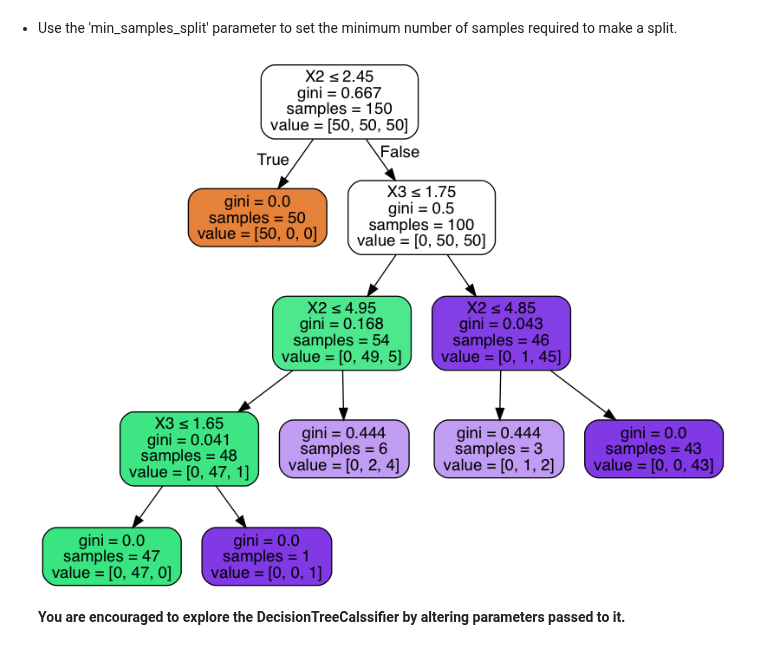
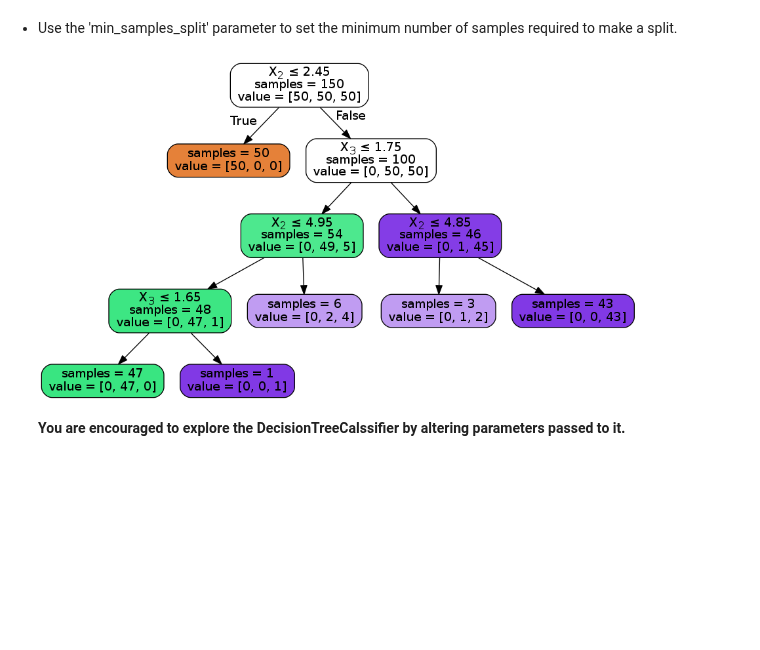
Before and after one commit to ucsd-edx/edX-Micro-Master-in-Data-Science, a Jupyter notebook: big-data-analytics-using-spark/notebooks/Section4-Classification/Visualization/Decision_Tree_Visualize.ipynb, the cells around one changed output. Saved outputs shown, nothing was run; the diff lists cells and outputs as text; code cells hidden in the pictures; blank space fills up the shorter version.

```diff
--- a/big-data-analytics-using-spark/notebooks/Section4-Classification/Visualization/Decision_Tree_Visualize.ipynb
+++ b/big-data-analytics-using-spark/notebooks/Section4-Classification/Visualization/Decision_Tree_Visualize.ipynb
@@ -155,10 +155,11 @@ dtree=DecisionTreeClassifier(min_samples_split=10)
 dtree.fit(df,y)
 dot_data = StringIO()
 export_graphviz(dtree, out_file=dot_data, filled=True, rounded=True, special_characters=True)
-graph = pydotplus.graph_from_dot_data(dot_data.getvalue())
+graph_val = remove_gini_impurity(dot_data.getvalue())
+graph = pydotplus.graph_from_dot_data(graph_val)
 # %%
-Image(graph.create_png())
+Image(graph.create_png(),height=1000,width=600)
 # %% [output]
-[figure, old version]
+[figure, new version]
 # %% [markdown]
 **You are encouraged to explore the DecisionTreeCalssifier by altering parameters passed to it.**
```
Also changed, not shown: parts of 5 cells of this notebook.
